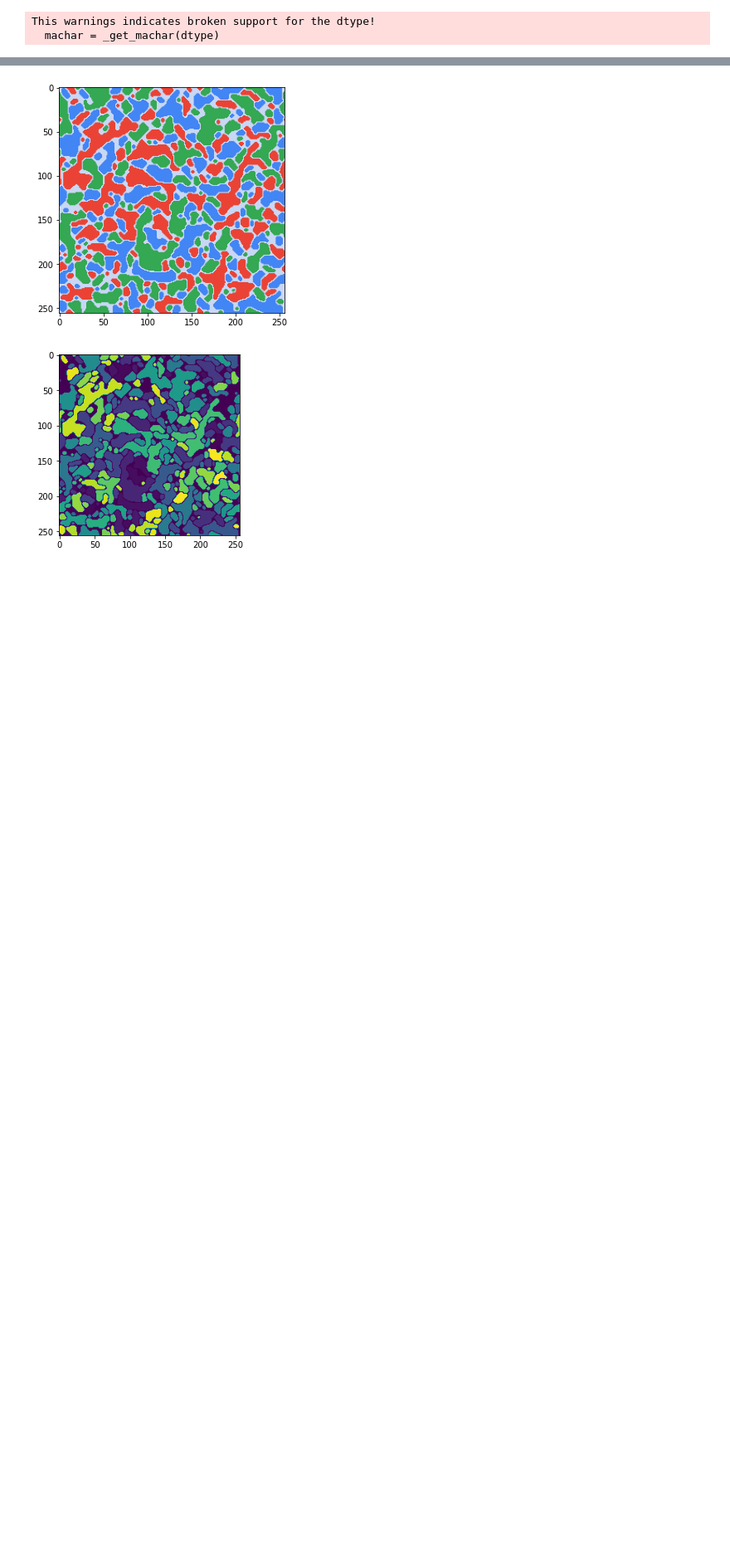
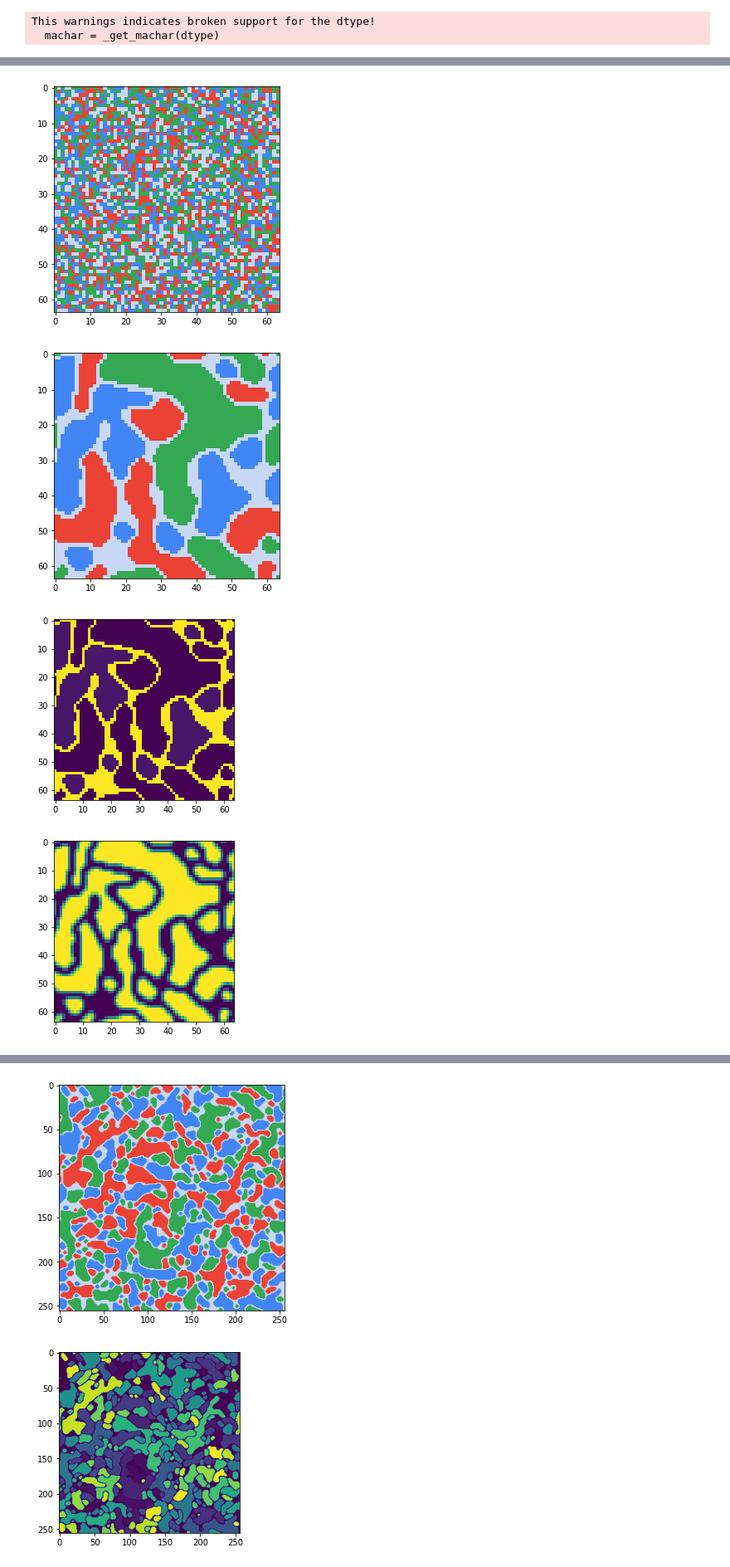
Before and after one commit to marcelloPuligheddu/JupyterNotes, a Jupyter notebook: Schelling's model of segregation.ipynb, the cells around one changed output, grey strips where cells are left out. Shown at 83% size. Drawn from its saved outputs; the diff is of its cells as text; code cells hidden in the pictures; blank space fills up the shorter version.

```diff
--- a/Schelling's model of segregation.ipynb
+++ b/Schelling's model of segregation.ipynb
@@ -263,0 +268,7 @@ seed = 42
+# %%
+grid, clusters, cluster_sizes = create_grid(64,THR,p,seed,iw=1)
+# %% [output]
+[figure, added]
+[figure, added]
+[figure, added]
+[figure, added]
```
Also changed, not shown: parts of 2 cells of this notebook.
